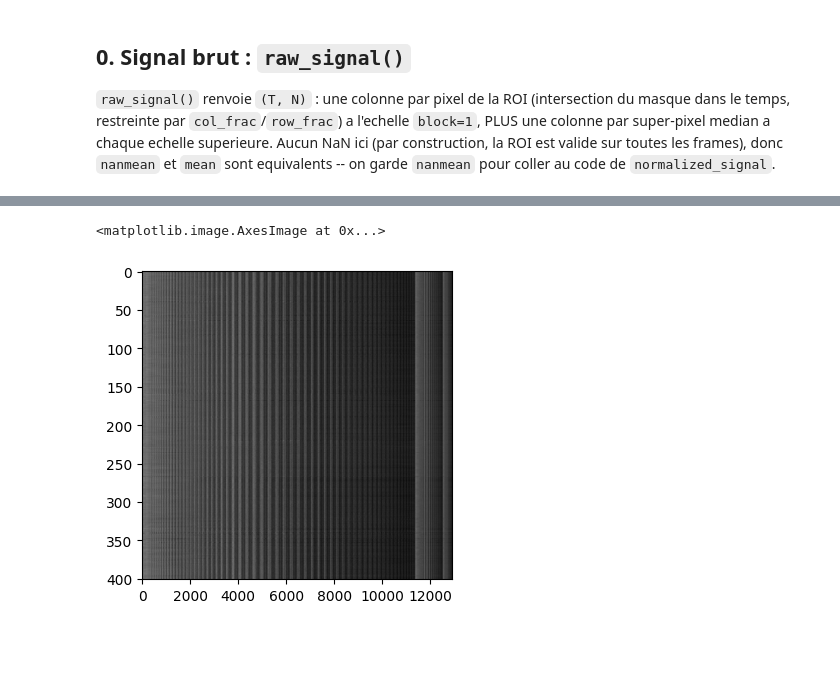
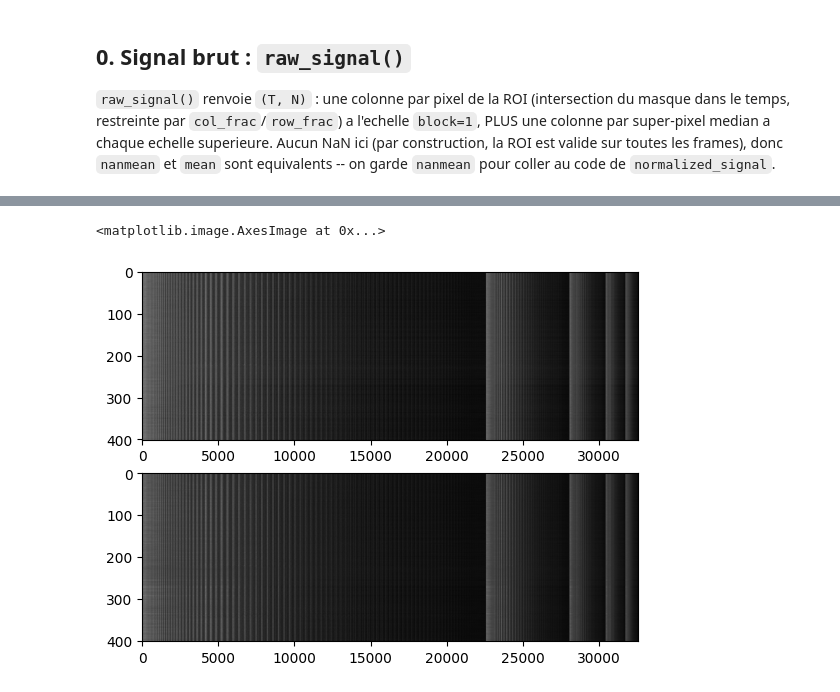
Before and after one commit to ClementPla/OcularRigidity, a Jupyter notebook: notebook/test_norm_int.ipynb, the cells around one changed output, grey strips where cells are left out. Drawn from its saved outputs; the diff is of its cells as text; code cells hidden in the pictures; blank space fills up the shorter version.

```diff
--- a/notebook/test_norm_int.ipynb
+++ b/notebook/test_norm_int.ipynb
@@ -38,11 +38,13 @@ soustrait.
 # %%
 from pathlib import Path
 import csv
+import time
 
 import numpy as np
 import pandas as pd
 import torch
 import matplotlib.pyplot as plt
+import matplotlib.patheffects as pe
 
 from ocularrigidity.motion.pulsation import (
     CardiacBand,
@@ -64,15 +66,25 @@ MOMENT = "210713001before_rigidity"
 CONDITION = "210713001before_rigidity_OD"
 
 # --- PixelTraceConfig teste (defauts du package, explicites ici) ---
-COL_FRAC = (1 / 4, 3 / 4)
-ROW_FRAC = (0.0, 0.5)
-BLOCK_SIZES = (1, 3, 5)
+# ROW_FRAC couvre TOUTE l'epaisseur : c'est le decoupage regional (etape 9) qui
+# la redivise en N_LAYERS tiers. La restreindre ici reviendrait a n'analyser
+# qu'une partie de la choroide et les "couches" ne couvriraient plus l'epaisseur.
+COL_FRAC = (0, 1)
+ROW_FRAC = (0.0, 1.0)
+BLOCK_SIZES = (1, 2, 3, 4, 5)
+
+# --- Decoupage regional (etape 9) ---
+# Couches : tiers de l'epaisseur LOCALE de la choroide, recalculee A-scan par
+# A-scan. Colonnes : parts egales de l'etendue d'A-scans gardee par COL_FRAC.
+N_LAYERS = 3
+N_COLS_REG = 5
+N_REGIONS = N_LAYERS * N_COLS_REG
 
 # --- Bande cardiaque : large pour le DIAGNOSTIC (on veut voir les harmoniques
 # et la derive basse frequence), etroite (BAND_FRAC autour de la HR mesuree)
 # pour le SCORE, comme dans le script. ---
 DIAG_BPM_RANGE = (20.0, 240.0)
-BAND_FRAC = 0.1
+BAND_FRAC = 0.2
 
 # --- Sous-echantillonnage : N vaut 10^4-10^5 colonnes, on n'en trace qu'une
 # poignee et on ne calcule les periodogrammes que sur un echantillon. ---
@@ -80,7 +92,10 @@ N_TRACES_PLOT = 6
 N_TRACES_SPEC = 400
 RNG = np.random.default_rng(0)
 
-N_SVD_COMPONENTS = 20
+N_SVD_COMPONENTS = 100
+# Par region il y a ~N_REGIONS fois moins de traces : on garde un rang plus
+# faible, et il faut de toute facon que les spectres empiles restent lisibles.
+N_SVD_REGION = 40
 
 DEVICE = "cuda" if torch.cuda.is_available() else "cpu"
 print("device =", DEVICE)
@@ -274,14 +291,16 @@ traces pour les spectres : 400
 # %%
 t_idx = [1,3,5,7,9]
 
 sig1 = registrator.registered_frames[:,roi]
 sigA = sig0 / np.mean(sig0,axis=1,keepdims=True)
 
-plt.figure(figsize=(4,4))#, axes = plt.subplots(nrows=1, ncols=1)#, gridspec_kw={"height_ratios": [1]})
+#plt.figure(figsize=(4,4))
+fig, axes = plt.subplots(nrows=2, ncols=1)#, gridspec_kw={"height_ratios": [1]})
 #axes[0].imshow(registrator.registered_frames[t_idx[0]],cmap='gray')
 #axes[1].imshow(registrator.registered_frames[t_idx[1]],cmap='gray')
 
-plt.imshow(sig0,cmap='gray',aspect='auto')
+axes[0].imshow(sig0,cmap='gray',aspect='auto')
+axes[1].imshow(sig0n,cmap='gray',aspect='auto')
 # %% [output]
 <matplotlib.image.AxesImage at 0x...>
-[figure, old version]
+[figure, new version]
```
Also changed, not shown: parts of 25 cells of this notebook.
